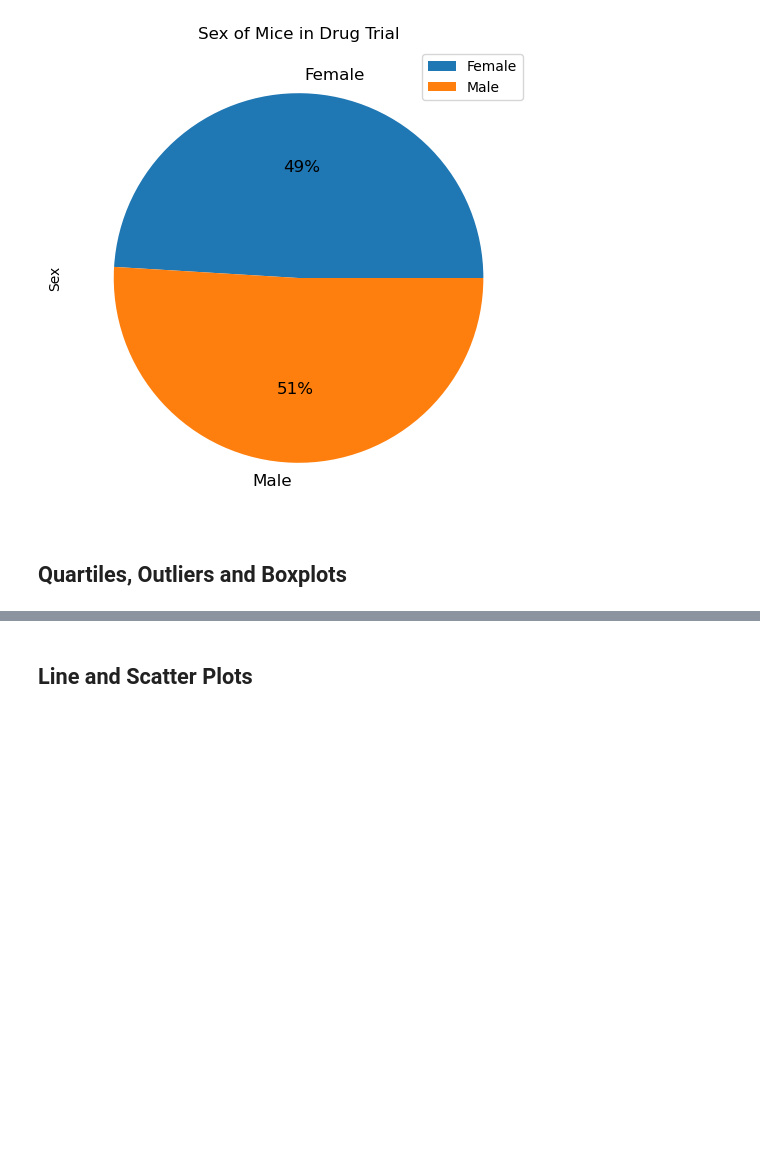
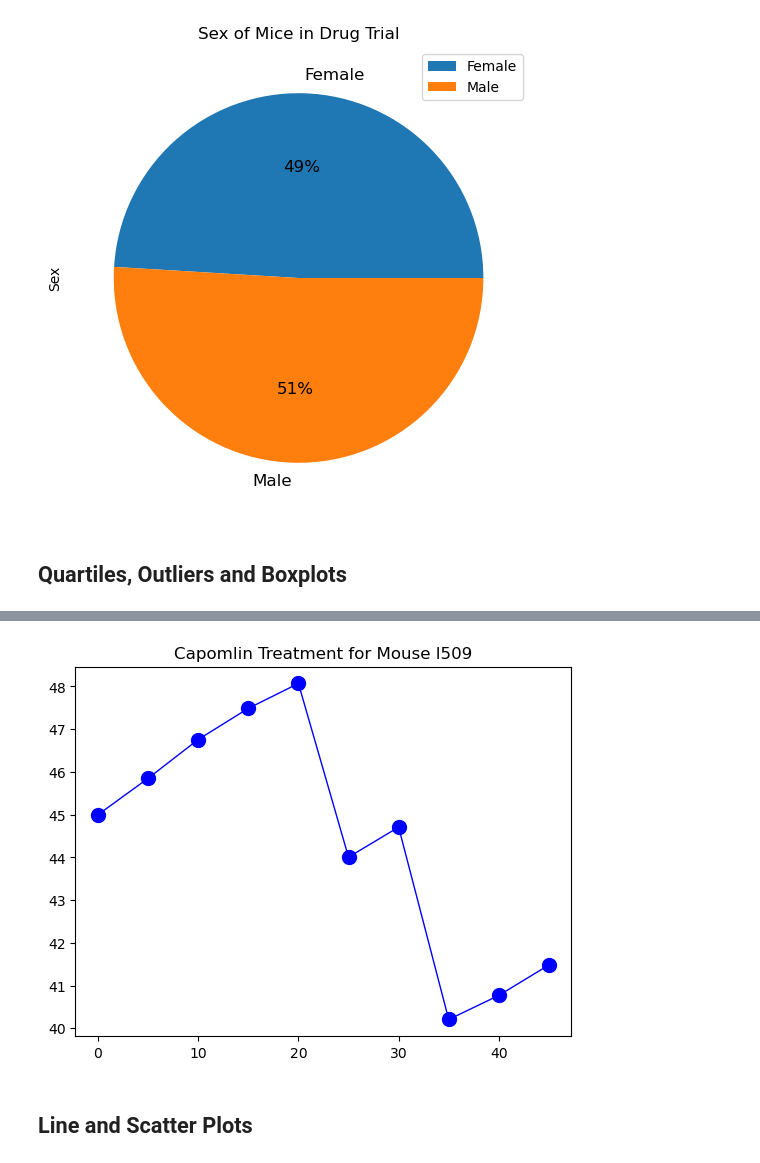
Before and after one commit to AntonLeB04/matplotlib-challenge, a Jupyter notebook: pymaceuticals_starter.ipynb, the cells around one changed output, grey strips where cells are left out. Saved outputs shown, nothing was run; the diff lists cells and outputs as text; code cells hidden in the pictures; blank space fills up the shorter version.

```diff
--- a/pymaceuticals_starter.ipynb
+++ b/pymaceuticals_starter.ipynb
@@ -241,3 +219,15 @@ for drug in top_drug_list:
+# %%
+# Generate a box plot that shows the distrubution of the tumor volume for each treatment group.
+capomulin_mouse = cleaned_study_results[(cleaned_study_results['Mouse ID'] == 'l509')]
+x_axis = capomulin_mouse['Timepoint']
+y_axis = capomulin_mouse['Tumor Volume (mm3)']
+fig1, ax1 = plt.subplots()
+plt.plot(x_axis, y_axis, linewidth = 1, markersize = 10, marker = 'o', color = 'blue')
+plt.title('Capomlin Treatment for Mouse l509')
+plt.xlabel = ('Timepoint')
+plt.ylabel = ('Tumor Volume mm3')
+# %% [output]
+[figure, added]
 # %% [markdown]
 ## Line and Scatter Plots
 # %%
```
Also changed, not shown: parts of 7 cells of this notebook.
